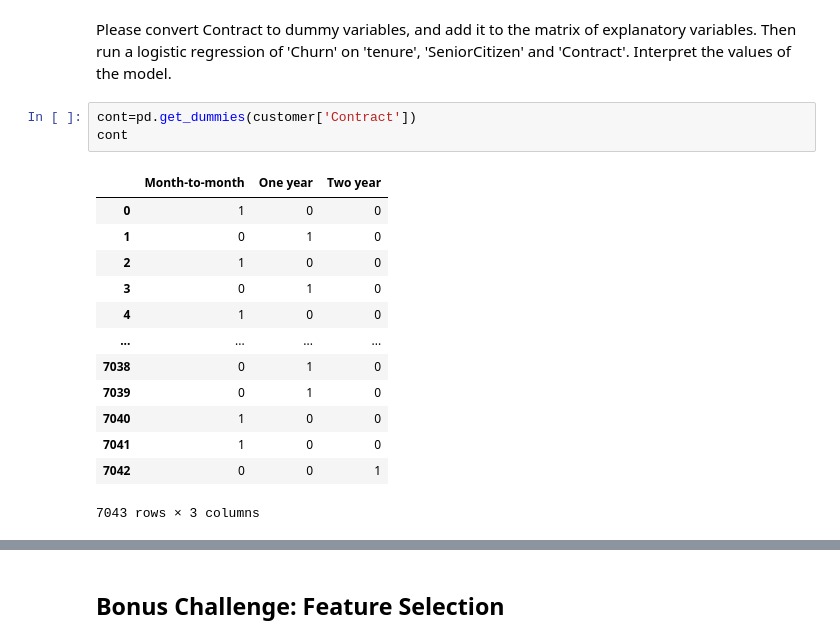
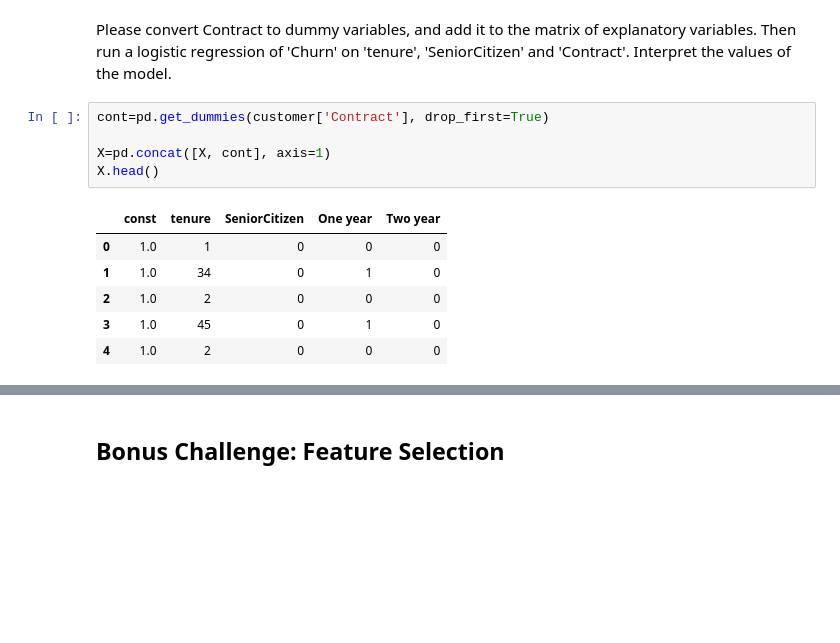
Before and after one commit to BehroozGharleghi/data-pt-ber-08-20, a Jupyter notebook: Labs/module-2_labs/05_applied-analysis/08_lab-logistic-regression-analysis/your-code-behrooz.ipynb, the cells around one changed output, grey strips where cells are left out. Saved outputs shown, nothing was run; the diff lists cells and outputs as text; blank space fills up the shorter version.

```diff
--- a/Labs/module-2_labs/05_applied-analysis/08_lab-logistic-regression-analysis/your-code-behrooz.ipynb
+++ b/Labs/module-2_labs/05_applied-analysis/08_lab-logistic-regression-analysis/your-code-behrooz.ipynb
@@ -112,19 +97,14 @@ Name: Contract, dtype: int64
 # %% [markdown]
 Please convert Contract to dummy variables, and add it to the matrix of explanatory variables. Then run a logistic regression of 'Churn' on 'tenure', 'SeniorCitizen' and 'Contract'. Interpret the values of the model.
 # %%
-cont=pd.get_dummies(customer['Contract'])
-cont
+cont=pd.get_dummies(customer['Contract'], drop_first=True)
+
+X=pd.concat([X, cont], axis=1)
+X.head()
 # %% [output]
-|  | Month-to-month | One year | Two year |
-| 0 | 1 | 0 | 0 |
-| 1 | 0 | 1 | 0 |
-| 2 | 1 | 0 | 0 |
-| 3 | 0 | 1 | 0 |
-| 4 | 1 | 0 | 0 |
-| ... | ... | ... | ... |
-| 7038 | 0 | 1 | 0 |
-| 7039 | 0 | 1 | 0 |
-| 7040 | 1 | 0 | 0 |
-| 7041 | 1 | 0 | 0 |
-| 7042 | 0 | 0 | 1 |
+|  | const | tenure | SeniorCitizen | One year | Two year |
+| 0 | 1.0 | 1 | 0 | 0 | 0 |
+| 1 | 1.0 | 34 | 0 | 1 | 0 |
+| 2 | 1.0 | 2 | 0 | 0 | 0 |
+| 3 | 1.0 | 45 | 0 | 1 | 0 |
+| 4 | 1.0 | 2 | 0 | 0 | 0 |
-7043 rows × 3 columns
```
Also changed, not shown: parts of 13 cells of this notebook, 10 other files.
